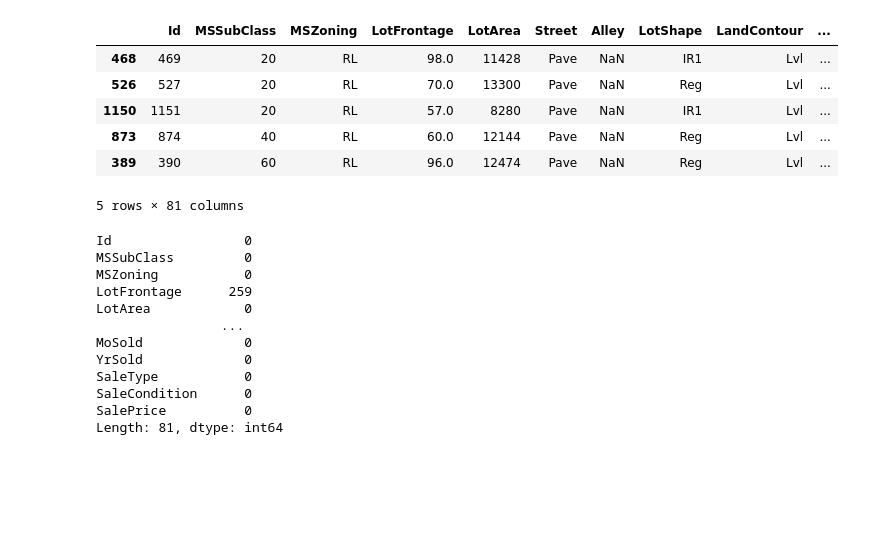
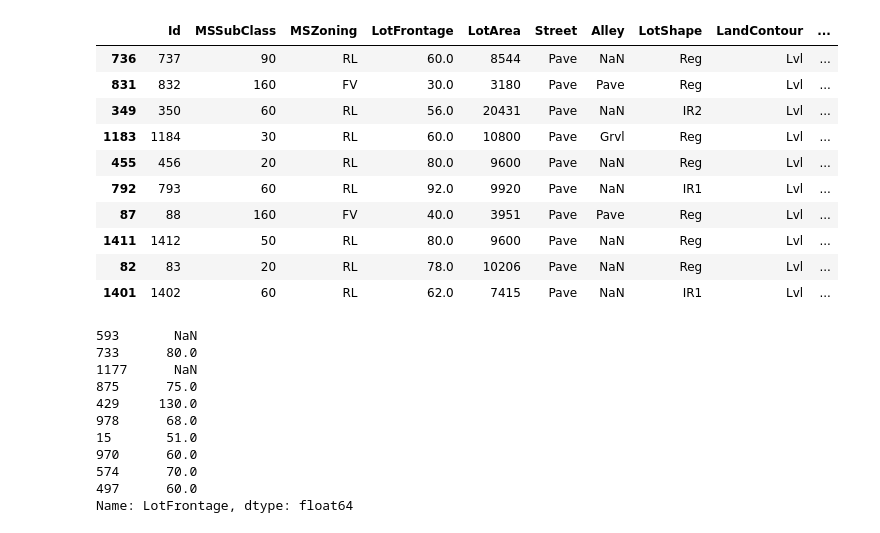
Before and after one commit to vibhavnirmal/ML-DL-CV, a Jupyter notebook: Kaggle/house-prices/hp.ipynb, the cells around one changed output. Cells and saved outputs as stored; diff of their text form; code cells hidden in the pictures; blank space fills up the shorter version.

```diff
--- a/Kaggle/house-prices/hp.ipynb
+++ b/Kaggle/house-prices/hp.ipynb
@@ -4,29 +4,34 @@ import pandas as pd
 # %%
 training_data = pd.read_csv("F:\MLudemy\MLAZ\MachineLearningPrograms\Kaggle\house-prices\\train.csv")
 testing_data = pd.read_csv("F:\MLudemy\MLAZ\MachineLearningPrograms\Kaggle\house-prices\\test.csv")
+# %%
+pd.options.display.max_columns = None
+pd.options.display.max_rows = None
 # %%
-training_data.sample(5)
+training_data.sample(10)
 # %% [output]
 |  | Id | MSSubClass | MSZoning | LotFrontage | LotArea | Street | Alley | LotShape | LandContour | ... |
-| 468 | 469 | 20 | RL | 98.0 | 11428 | Pave | NaN | IR1 | Lvl | ... |
-| 526 | 527 | 20 | RL | 70.0 | 13300 | Pave | NaN | Reg | Lvl | ... |
-| 1150 | 1151 | 20 | RL | 57.0 | 8280 | Pave | NaN | IR1 | Lvl | ... |
-| 873 | 874 | 40 | RL | 60.0 | 12144 | Pave | NaN | Reg | Lvl | ... |
-| 389 | 390 | 60 | RL | 96.0 | 12474 | Pave | NaN | Reg | Lvl | ... |
+| 736 | 737 | 90 | RL | 60.0 | 8544 | Pave | NaN | Reg | Lvl | ... |
+| 831 | 832 | 160 | FV | 30.0 | 3180 | Pave | Pave | Reg | Lvl | ... |
+| 349 | 350 | 60 | RL | 56.0 | 20431 | Pave | NaN | IR2 | Lvl | ... |
+| 1183 | 1184 | 30 | RL | 60.0 | 10800 | Pave | Grvl | Reg | Lvl | ... |
+| 455 | 456 | 20 | RL | 80.0 | 9600 | Pave | NaN | Reg | Lvl | ... |
+| 792 | 793 | 60 | RL | 92.0 | 9920 | Pave | NaN | IR1 | Lvl | ... |
+| 87 | 88 | 160 | FV | 40.0 | 3951 | Pave | Pave | Reg | Lvl | ... |
+| 1411 | 1412 | 50 | RL | 80.0 | 9600 | Pave | NaN | Reg | Lvl | ... |
+| 82 | 83 | 20 | RL | 78.0 | 10206 | Pave | NaN | Reg | Lvl | ... |
+| 1401 | 1402 | 60 | RL | 62.0 | 7415 | Pave | NaN | IR1 | Lvl | ... |
-5 rows × 81 columns
-# %%
-p = training_data.isnull().sum()
-print(p)
-# %% [output]
-Id                 0
-MSSubClass         0
-MSZoning           0
-LotFrontage      259
-LotArea            0
-                ...
-MoSold             0
-YrSold             0
-SaleType           0
-SaleCondition      0
-SalePrice          0
-Length: 81, dtype: int64
+# %%
+training_data.LotFrontage.sample(10)
+# %% [output]
+593       NaN
+733      80.0
+1177      NaN
+875      75.0
+429     130.0
+978      68.0
+15       51.0
+970      60.0
+574      70.0
+497      60.0
+Name: LotFrontage, dtype: float64
```
Also changed, not shown: parts of 1 cell of this notebook.
